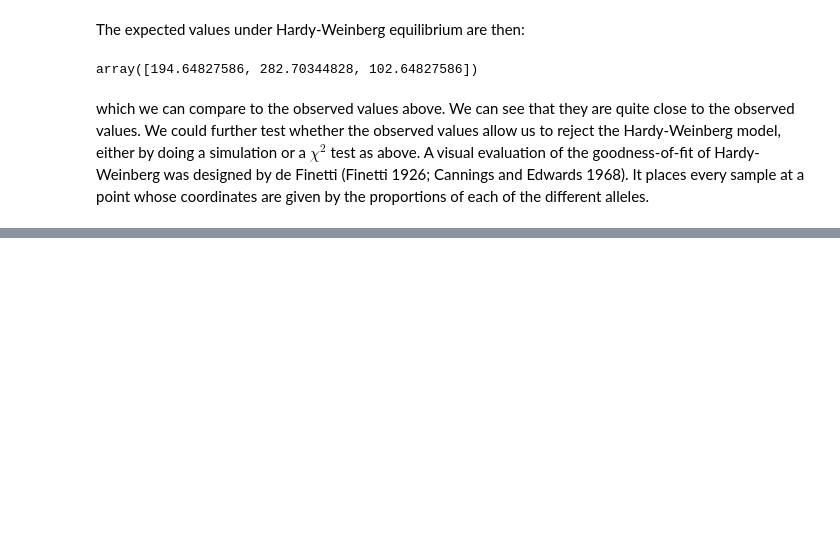
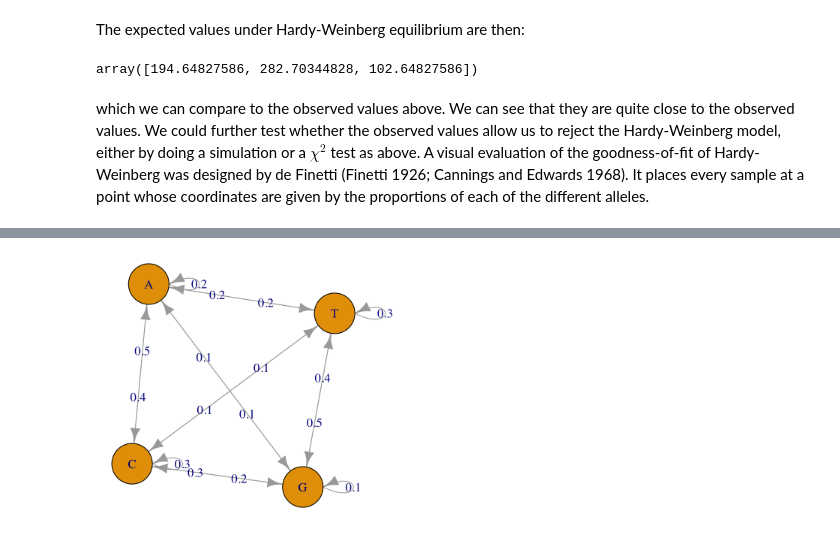
Before and after one commit to nekrut/msmb_python, a Jupyter notebook: chapter2.ipynb, the cells around one changed output, grey strips where cells are left out. Drawn from its saved outputs; the diff is of its cells as text; code cells hidden in the pictures; blank space fills up the shorter version.

```diff
--- a/chapter2.ipynb
+++ b/chapter2.ipynb
@@ -714,0 +804,4 @@ which we can compare to the observed values above. We can see that they are quit
+# %%
+display(Image('http://web.stanford.edu/class/bios221/book/figure/chap2-statsfourstateMC-1.png',width=300, height=300))
+# %% [output]
+[figure, added]
```
Also changed, not shown: parts of 71 cells of this notebook.
